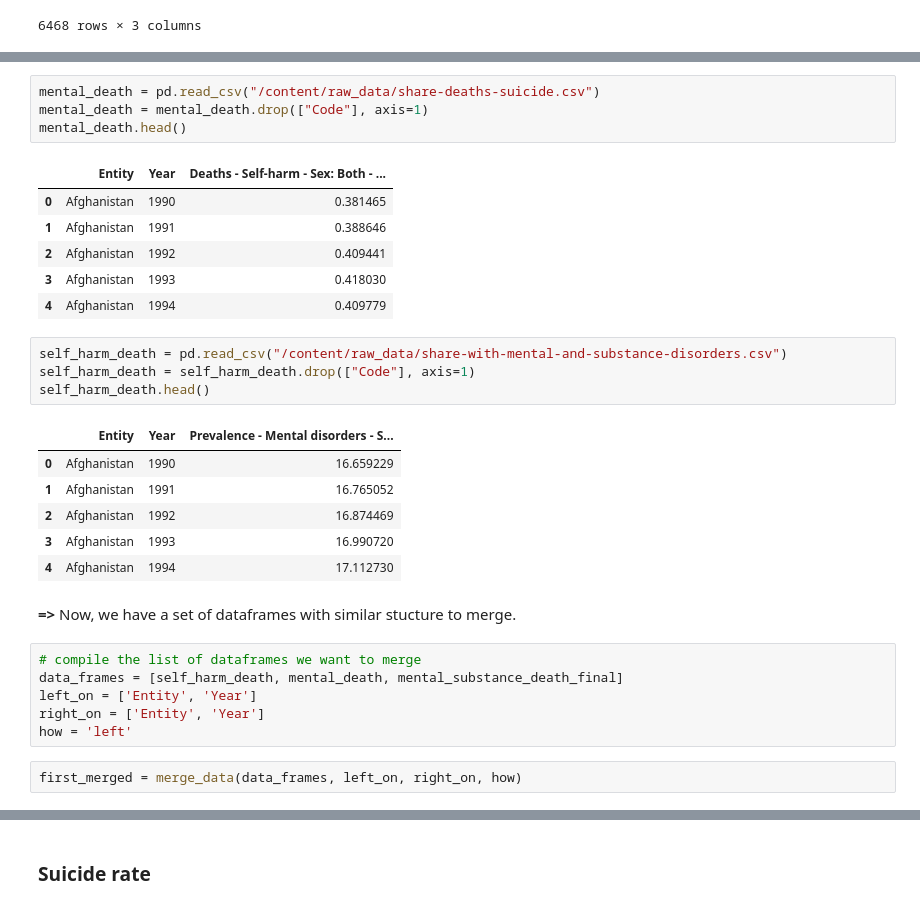
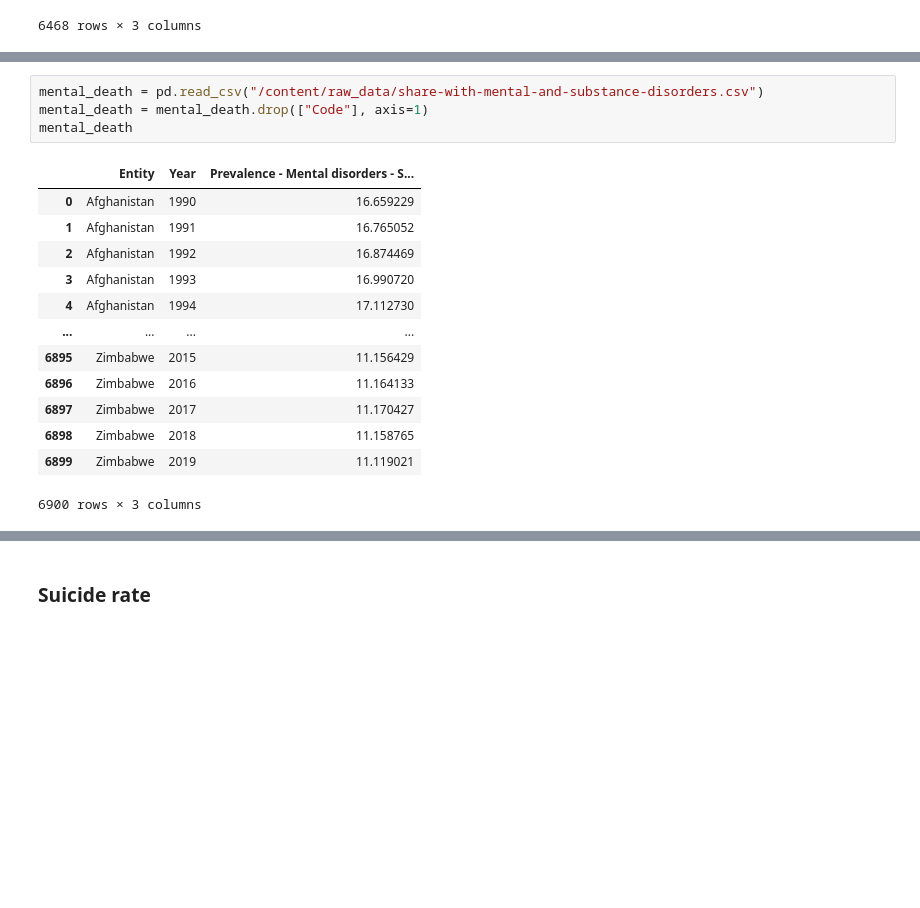
Before and after one commit to nghi-huynh/BigDataChallenge2022, a Jupyter notebook: Data_prepping.ipynb, the cells around one changed output, grey strips where cells are left out. Drawn from its saved outputs; the diff is of its cells as text; blank space fills up the shorter version.

```diff
--- a/Data_prepping.ipynb
+++ b/Data_prepping.ipynb
@@ -78,32 +137,18 @@ mental_substance_death_final
 # %%
-mental_death = pd.read_csv("/content/raw_data/share-deaths-suicide.csv")
+mental_death = pd.read_csv("/content/raw_data/share-with-mental-and-substance-disorders.csv")
 mental_death = mental_death.drop(["Code"], axis=1)
-mental_death.head()
+mental_death
 # %% [output]
-|  | Entity | Year | Deaths - Self-harm - Sex: Both - ... |
-| 0 | Afghanistan | 1990 | 0.381465 |
-| 1 | Afghanistan | 1991 | 0.388646 |
-| 2 | Afghanistan | 1992 | 0.409441 |
-| 3 | Afghanistan | 1993 | 0.418030 |
-| 4 | Afghanistan | 1994 | 0.409779 |
+|  | Entity | Year | Prevalence - Mental disorders - S... |
+| 0 | Afghanistan | 1990 | 16.659229 |
+| 1 | Afghanistan | 1991 | 16.765052 |
+| 2 | Afghanistan | 1992 | 16.874469 |
+| 3 | Afghanistan | 1993 | 16.990720 |
+| 4 | Afghanistan | 1994 | 17.112730 |
+| ... | ... | ... | ... |
+| 6895 | Zimbabwe | 2015 | 11.156429 |
+| 6896 | Zimbabwe | 2016 | 11.164133 |
+| 6897 | Zimbabwe | 2017 | 11.170427 |
+| 6898 | Zimbabwe | 2018 | 11.158765 |
+| 6899 | Zimbabwe | 2019 | 11.119021 |
+6900 rows × 3 columns
-# %%
-self_harm_death = pd.read_csv("/content/raw_data/share-with-mental-and-substance-disorders.csv")
-self_harm_death = self_harm_death.drop(["Code"], axis=1)
-self_harm_death.head()
-# %% [output]
-|  | Entity | Year | Prevalence - Mental disorders - S... |
-| 0 | Afghanistan | 1990 | 16.659229 |
-| 1 | Afghanistan | 1991 | 16.765052 |
-| 2 | Afghanistan | 1992 | 16.874469 |
-| 3 | Afghanistan | 1993 | 16.990720 |
-| 4 | Afghanistan | 1994 | 17.112730 |
-# %% [markdown]
-**=>** Now, we have a set of dataframes with similar stucture to merge.
-# %%
-# compile the list of dataframes we want to merge
-data_frames = [self_harm_death, mental_death, mental_substance_death_final]
-left_on = ['Entity', 'Year']
-right_on = ['Entity', 'Year']
-how = 'left'
-# %%
-first_merged = merge_data(data_frames, left_on, right_on, how)
```
Also changed, not shown: parts of 67 cells of this notebook, 4 other files.
